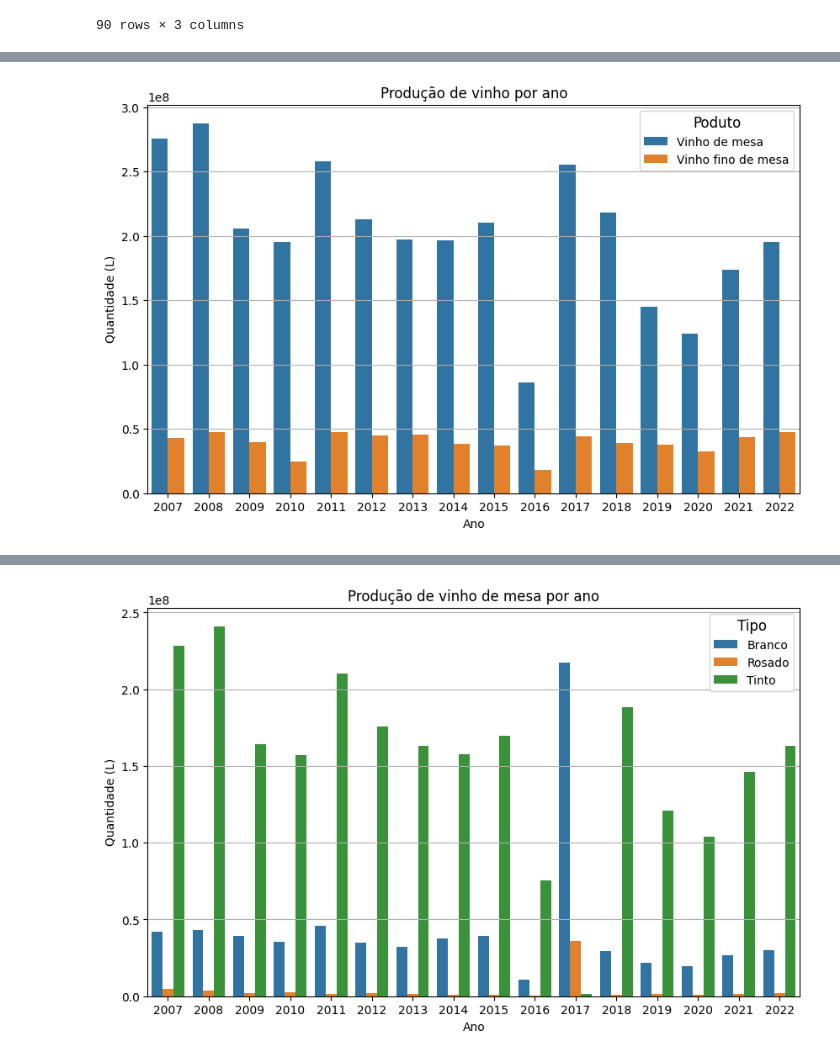
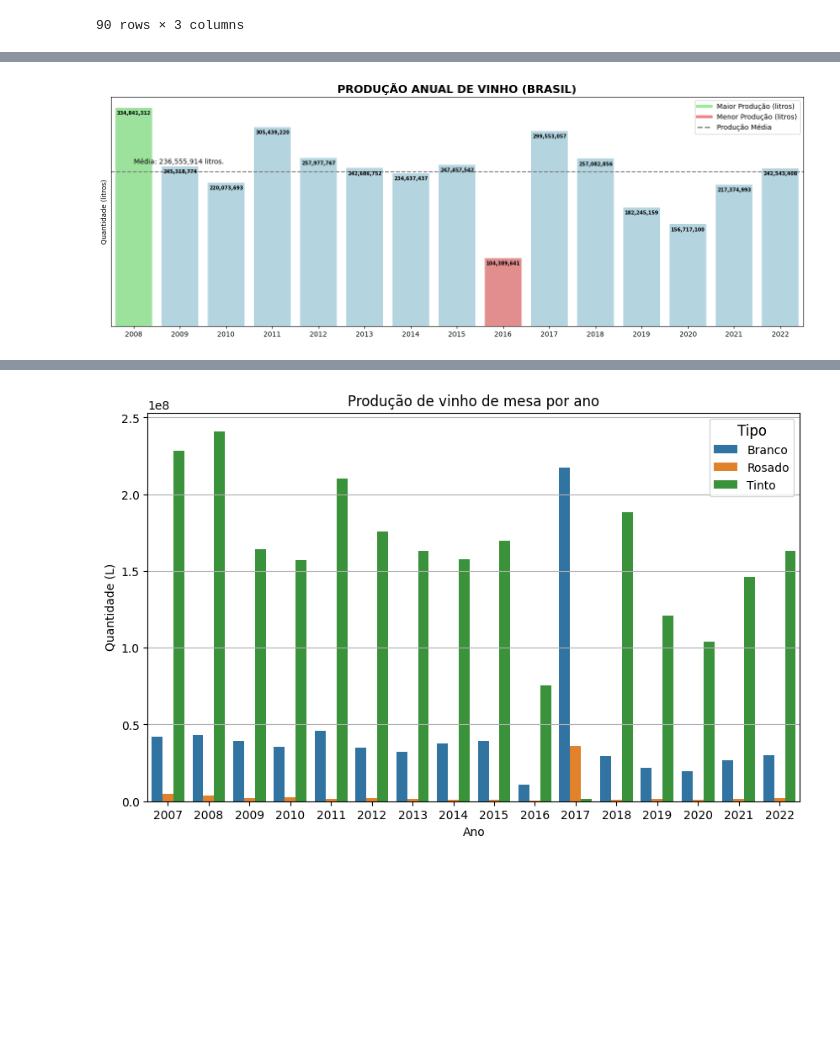
Before and after one commit to thedatascientistichub/FIAP--Pos-Data-Analytics---Fase-1, a Jupyter notebook: Fase 1 - Tech Challenge - Data Analytics.ipynb, the cells around one changed output, grey strips where cells are left out. Cells and saved outputs as stored; diff of their text form; code cells hidden in the pictures; blank space fills up the shorter version.

```diff
--- a/Fase 1 - Tech Challenge - Data Analytics.ipynb
+++ b/Fase 1 - Tech Challenge - Data Analytics.ipynb
@@ -233,24 +233,50 @@ plt.show()
-# %%
-# Configure o estilo do Seaborn (opcional)
-#sns.set(style="whitegrid")
-
-# Agrupe o DataFrame por ano e some a quantidade para cada ano, separado por produto
-quantidade_por_ano_prod = df_filtrado.groupby(['Ano', 'Produto'])['Qtd'].sum().reset_index()
-
-# Crie o gráfico de barras empilhadas
-plt.figure(figsize=(10, 6))
-sns.barplot(data=quantidade_por_ano_prod, x='Ano', y='Qtd', hue='Produto')
-
-# Configurações do gráfico
-plt.title('Produção de vinho por ano')
-plt.xlabel('Ano')
-plt.ylabel('Quantidade (L)')
-
-# Exibe a legenda
-plt.legend(title='Poduto', title_fontsize='12')
-plt.grid(axis='y')
-
-# Exibe o gráfico
-plt.show()
-# %% [output]
-[figure, removed]
+# %%
+# Agrupando o DataFrame por ano e somando a quantidade para cada ano
+producao_anual_nacional = df_producao.groupby('Ano')['Quantidade (litros)'].sum().reset_index()
+
+# Calculando a média
+media = producao_anual_nacional['Quantidade (litros)'].mean()
+
+# Formatar a média com separadores de milhar
+media_formatada = '{:,.0f}'.format(media)
+
+# Criando o gráfico de barras
+plt.figure(figsize=(18, 6))
+ax = sns.barplot(data=producao_anual_nacional, x='Ano', y='Quantidade (litros)', palette=cores)
+
+# Adicionando a linha cinza da média
+plt.axhline(media, color='gray', linestyle='--')
+plt.text(0, media + 10000000, f'Média: {media_formatada} litros.', va='bottom', ha='left', color='black')
+
+# Definindo título do gráfico
+plt.title('PRODUÇÃO ANUAL DE VINHO (BRASIL)', fontsize=16, fontweight='bold')
+
+# Definindo texto dos eixos y e x
+plt.ylabel('Quantidade (litros)')
+plt.xlabel('')
+
+# Removendo linhas
+ax.yaxis.grid(False)
+
+# Adicionando rótulos de Quantidade (litros) nas barras na parte interna
+for p in ax.patches:
+    value = int(p.get_height())
+    formatted_value = '{:,.0f}'.format(value)
+    ax.annotate(f'{formatted_value}', (p.get_x() + p.get_width() / 2., p.get_height()),
+                ha='center', va='center', fontsize=7, fontweight='bold', color='black', xytext=(0, -8),
+                textcoords='offset points')
+
+# Criando a legenda
+legend_labels = ['Maior Produção (litros)', 'Menor Produção (litros)']
+legend_handles = [plt.Line2D([0], [0], color='lightgreen', lw=4),
+                  plt.Line2D([0], [0], color='lightcoral', lw=4),
+                  plt.Line2D([0], [0], color='gray', linestyle='--', lw=2)]
+ax.legend(legend_handles, legend_labels + [f'Produção Média'], loc='upper right')
+
+# Configurando o eixo y para mostrar apenas o texto
+ax.set_yticks([])
+
+# Exibindo o gráfico
+plt.show()
+# %% [output]
+[figure, added]
```
Also changed, not shown: parts of 4 cells of this notebook.
